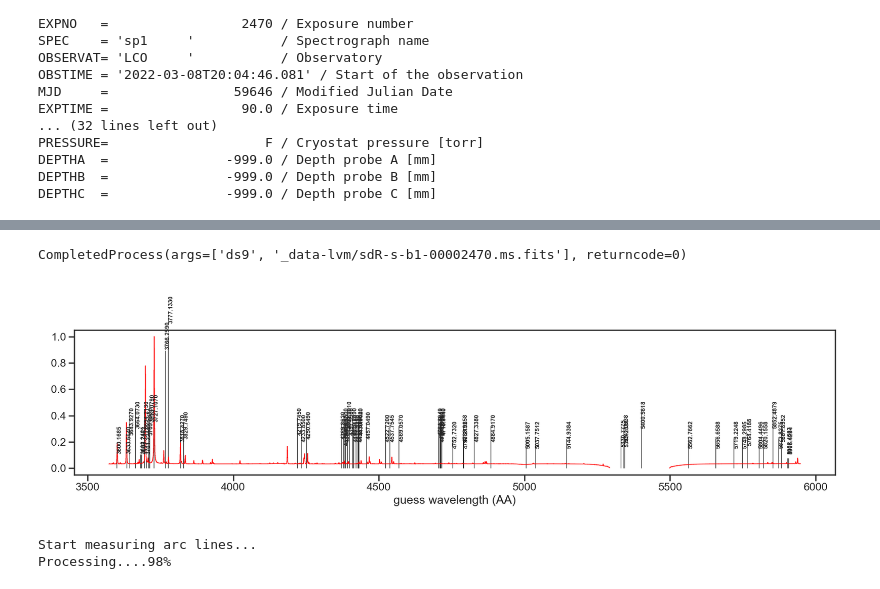
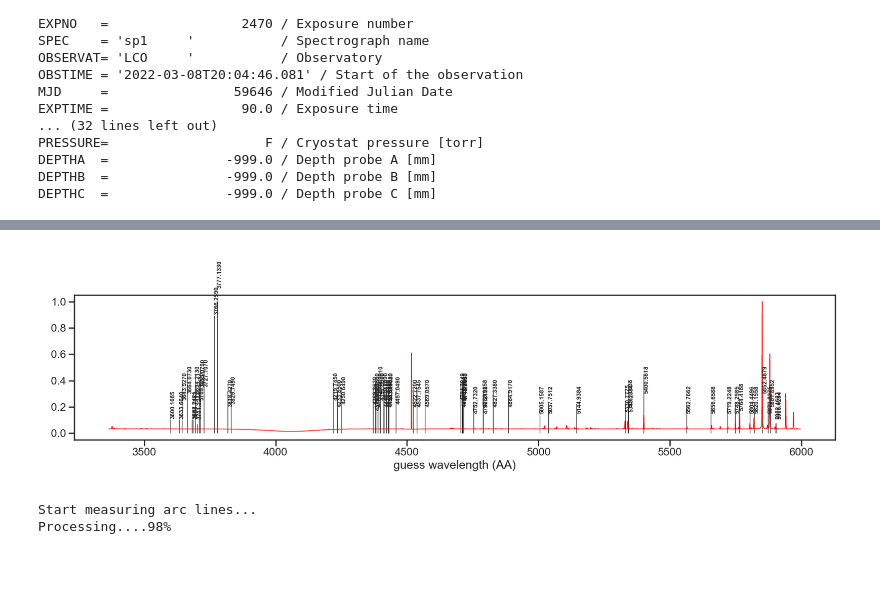
Before and after one commit to sdss/lvmdrp, a Jupyter notebook: docs/nb/lab-lamps.ipynb, the cells around one changed output, grey strips where cells are left out. Cells and saved outputs as stored; diff of their text form; code cells hidden in the pictures.

```diff
--- a/docs/nb/lab-lamps.ipynb
+++ b/docs/nb/lab-lamps.ipynb
@@ -317,40 +317,38 @@ imageMethod.extractSpec_drp(
 # %%
-# extraccion del arco
-imageMethod.preprocRawFrame_drp(
-	arc_path,
-    channel=CHANNEL,
-	out_image=f"_data-lvm/{arc_name}.pre.fits",
-	boundary_x="1,2040",
-	boundary_y="1,2040",
-	positions="00,10,01,11",
-	orientation="S,S,S,S"
-)
-# subprocess.run(f"ds9 _data-lvm/{arc_name}.pre.fits".split())
+# # extraccion del arco
+# imageMethod.preprocRawFrame_drp(
+# 	arc_path,
+#     channel=CHANNEL,
+# 	out_image=f"_data-lvm/{arc_name}.pre.fits",
+# 	boundary_x="1,2040",
+# 	boundary_y="1,2040",
+# 	positions="00,10,01,11",
+# 	orientation="S,S,S,S"
+# )
+# # subprocess.run(f"ds9 _data-lvm/{arc_name}.pre.fits".split())
 
-# remover rayos cosmicos (no es necesario para datos del lab, tiempos de exposicion cortos). El resultado es guardado en *cosmic
-imageMethod.LACosmic_drp(
-    f"_data-lvm/{arc_name}.pre.fits",
-    out_image=f"_data-lvm/{arc_name}.cosmic.fits",
-    increase_radius=1, flim="1.3", parallel='5'
-)
-imageMethod.subtractStraylight_drp(
-    f"_data-lvm/{arc_name}.cosmic.fits",
-    f"_data-lvm/{cont_name}.trc.fits",
-    f"_data-lvm/{arc_name}.back.fits",
-    f"_data-lvm/{arc_name}.stray.fits",
-    aperture=40, poly_cross=2, smooth_gauss=30
-)
-imageMethod.extractSpec_drp(
-    f"_data-lvm/{arc_name}.stray.fits",
-    f"_data-lvm/{cont_name}.trc.fits",
-    f"_data-lvm/{arc_name}.ms.fits",
-    fwhm=f"_data-lvm/{cont_name}.fwhm.fits",
-    method="optimal", parallel="5"
-)
+# # remover rayos cosmicos (no es necesario para datos del lab, tiempos de exposicion cortos). El resultado es guardado en *cosmic
+# imageMethod.LACosmic_drp(
+#     f"_data-lvm/{arc_name}.pre.fits",
+#     out_image=f"_data-lvm/{arc_name}.cosmic.fits",
+#     increase_radius=1, flim="1.3", parallel='5'
+# )
+# imageMethod.subtractStraylight_drp(
+#     f"_data-lvm/{arc_name}.cosmic.fits",
+#     f"_data-lvm/{cont_name}.trc.fits",
+#     f"_data-lvm/{arc_name}.back.fits",
+#     f"_data-lvm/{arc_name}.stray.fits",
+#     aperture=40, poly_cross=2, smooth_gauss=30
+# )
+# imageMethod.extractSpec_drp(
+#     f"_data-lvm/{arc_name}.stray.fits",
+#     f"_data-lvm/{cont_name}.trc.fits",
+#     f"_data-lvm/{arc_name}.ms.fits",
+#     fwhm=f"_data-lvm/{cont_name}.fwhm.fits",
+#     method="optimal", parallel="5"
+# )
 
-subprocess.run(f"ds9 _data-lvm/{arc_name}.ms.fits".split())
+# subprocess.run(f"ds9 _data-lvm/{arc_name}.ms.fits".split())
-# %% [output]
-CompletedProcess(args=['ds9', '_data-lvm/sdR-s-b1-00002470.ms.fits'], returncode=0)
 # %%
 wli, wlf = CHANNEL_WL[CHANNEL]
 ised = 21
@@ -403,37 +401,37 @@ plt.figure(figsize=(17,5))
 plt.vlines(ref_lines.index, ymin=0, ymax=np.sqrt(0.001+ref_lines.Intensity/ref_lines.Intensity.max()), colors="0.2", lw=1)
 if CHANNEL == "b1":
     mask_bad = (5012-5<=guess_wl)&(guess_wl<=5012+5)
     # mask_bad = np.zeros_like(guess_wl, dtype=bool)
     plt.step(
         # guess_wl[~mask_bad],
-        0.00001*(guess_wl[~mask_bad] - (26.97 + 3777.1330)
-                 )**2 + (guess_wl[~mask_bad] - (26.97 + 3777.1330)) + 3777.1330,
-        np.sqrt(0.001+target_spec[~mask_bad][::]/target_spec[~mask_bad].max()), color="r", lw=1)
+        -0.00009*(guess_wl[~mask_bad] + (83 - 5400.5618))**2 + \
+        1.03*(guess_wl[~mask_bad] + (83 - 5400.5618)) + 5400.5618,
+        np.sqrt(0.001+target_spec[~mask_bad]/target_spec[~mask_bad].max()), color="r", lw=1)
 elif CHANNEL == "r1":
     plt.step(
         # guess_wl,
         -0.00001*(guess_wl + (80.5 - 6929.4673))**2 + 1.05*(guess_wl + (80.5 - 6929.4673)) + 6929.4673,
         (target_spec/target_spec.max()), color="r", lw=1
     )
 elif CHANNEL == "z1":
     # best guess for NIR channel
     plt.step(-0.000049*(guess_wl+110-8860)**2+1.05*(guess_wl+110-8860)+8860, (target_spec[::]/target_spec.max()), color="r", lw=1)
 
 for iwl, line in ref_lines.iterrows():
     rel_intensity = (line.Intensity/ref_lines.Intensity.max())
     if rel_intensity > -0.1:
         plt.text(iwl, rel_intensity+0.1,
              f"{iwl:.4f}", rotation=90, ha="left", va="bottom", size=9, fontweight="bold")
 plt.xlabel("guess wavelength (AA)")
 # plt.yscale("log")
 # this locator puts ticks at regular intervals
 # loc = plticker.MultipleLocator(base=100)
 # plt.gca().xaxis.set_major_locator(loc)
 plt.tight_layout()
 # neon_spec.mask(neon_spec==0).dropna()
 # plt.xlim(3580, 4700)
 # %% [output]
-[figure, old version]
+[figure, new version]
 # %%
 # plt.figure(figsize=(25,5))
 # plt.plot(neon_spec.index, neon_spec.values)
```
Also changed, not shown: parts of 6 cells of this notebook.
